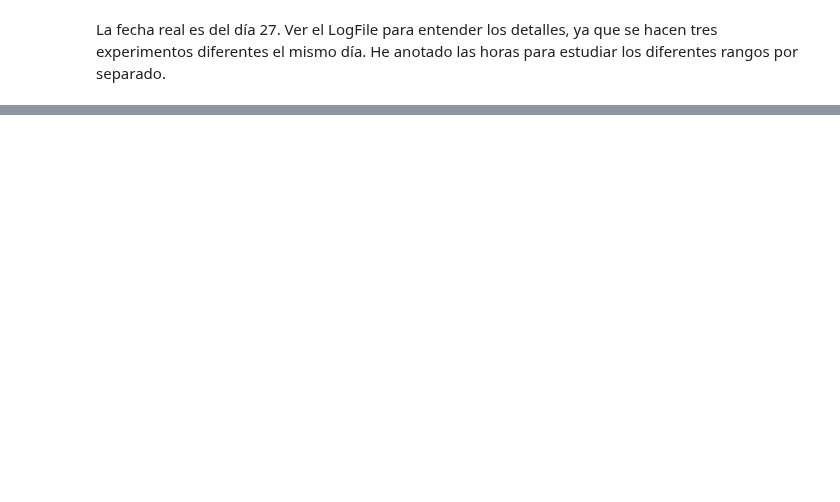
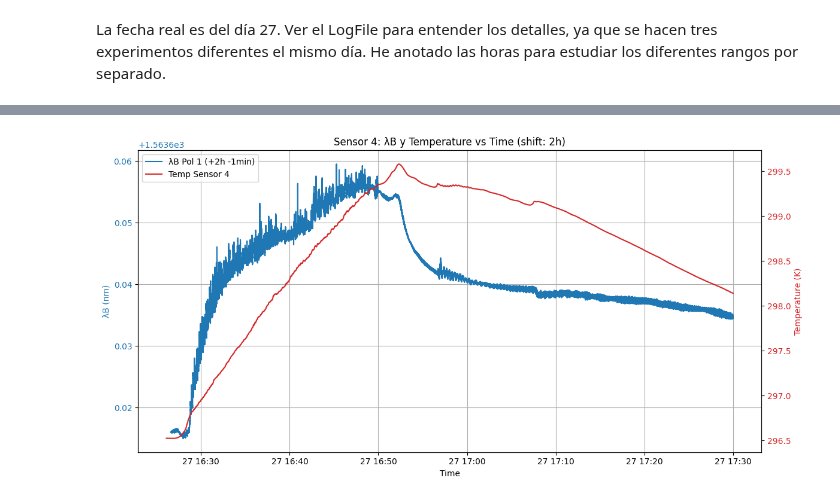
Before and after one commit to garpol/rtd-calibration-ana, a Jupyter notebook: DEWAR_1M/ROOT_DEWAR_28_11.ipynb, the cells around one changed output, grey strips where cells are left out. Drawn from its saved outputs; the diff is of its cells as text; code cells hidden in the pictures; blank space fills up the shorter version.

```diff
--- a/DEWAR_1M/ROOT_DEWAR_28_11.ipynb
+++ b/DEWAR_1M/ROOT_DEWAR_28_11.ipynb
@@ -131,0 +164,81 @@ plt.show()
+# %%
+import uproot
+import numpy as np
+import matplotlib.pyplot as plt
+import datetime
+
+# --- Abrir archivo ROOT ---
+input_filename = "/eos/user/j/jcapotor/FBGdata/ROOTFiles/Dewar1m/20251128.root"
+
+with uproot.open(input_filename) as file:
+    peak_tree = file["peak"]
+    temp_tree = file["temp"]
+
+    peak_data = peak_tree.arrays(library="np")
+    temp_data = temp_tree.arrays(library="np")
+
+# --- Sensor 4 ---
+peak_times = peak_data["t"][:, 0]           # primera polarización
+sensor3_pol1 = peak_data["wav"][:, 0, 3]
+
+temp_times = temp_data["t"]
+sensor3_temp = temp_data["temp"][:, 3]
+
+# --- Convertir tiempos a datetime ---
+peak_timestamps = np.array([datetime.datetime.utcfromtimestamp(t) for t in peak_times])
+temp_timestamps = np.array([datetime.datetime.utcfromtimestamp(t) for t in temp_times])
+
+# --- 💡 Corregir desfase: sumar 2 horas y restar 1 minuto a los tiempos de peak ---
+time_shift = datetime.timedelta(hours=2)
+peak_timestamps = peak_timestamps + time_shift
+
+# --- Definir filtro temporal ---
+start_time = datetime.datetime(2025, 11, 27, 16, 0, 0)
+end_time   = datetime.datetime(2025, 11, 27, 17, 30, 0)
+
+# --- Aplicar máscaras ---
+mask_peak = (peak_timestamps >= start_time) & (peak_timestamps <= end_time)
+peak_t_filtered = peak_timestamps[mask_peak]
+sensor3_pol1_filtered = sensor3_pol1[mask_peak]
+
+mask_temp = (temp_timestamps >= start_time) & (temp_timestamps <= end_time)
+temp_t_filtered = temp_timestamps[mask_temp]
+sensor3_temp_filtered = sensor3_temp[mask_temp]
+
+# --- Filtrar valores nulos o cero en el pico (λB) ---
+valid_mask = (sensor3_pol1_filtered != 0) & (~np.isnan(sensor3_pol1_filtered))
+peak_t_filtered = peak_t_filtered[valid_mask]
+sensor3_pol1_filtered = sensor3_pol1_filtered[valid_mask]
+
+# --- Graficar ambos datos en un solo subplot con dos ejes y leyendas ---
+fig, ax1 = plt.subplots(figsize=(12,6))
+
+color1 = "tab:blue"
+color2 = "tab:red"
+
+# λB (eje izquierdo)
+ax1.plot(peak_t_filtered, sensor3_pol1_filtered*1e9, label="λB Pol 1 (+2h -1min)", color=color1)
+ax1.set_ylabel("λB (nm)", color=color1)
+ax1.tick_params(axis='y', labelcolor=color1)
+
+# Título con info de la corrección
+ax1.set_title("Sensor 4: λB y Temperature vs Time (shift: 2h)")
+
+# Temperatura (eje derecho)
+ax2 = ax1.twinx()
+ax2.plot(temp_t_filtered, sensor3_temp_filtered, label="Temp Sensor 4", color=color2)
+ax2.set_ylabel("Temperature (K)", color=color2)
+ax2.tick_params(axis='y', labelcolor=color2)
+
+# Leyendas
+lines_1, labels_1 = ax1.get_legend_handles_labels()
+lines_2, labels_2 = ax2.get_legend_handles_labels()
+ax1.legend(lines_1 + lines_2, labels_1 + labels_2, loc="upper left")
+
+ax1.set_xlabel("Time")
+ax1.grid(True)
+
+plt.tight_layout()
+plt.show()
+# %% [output]
+[figure, added]
```
Also changed, not shown: parts of 7 cells of this notebook, 1 other file.
